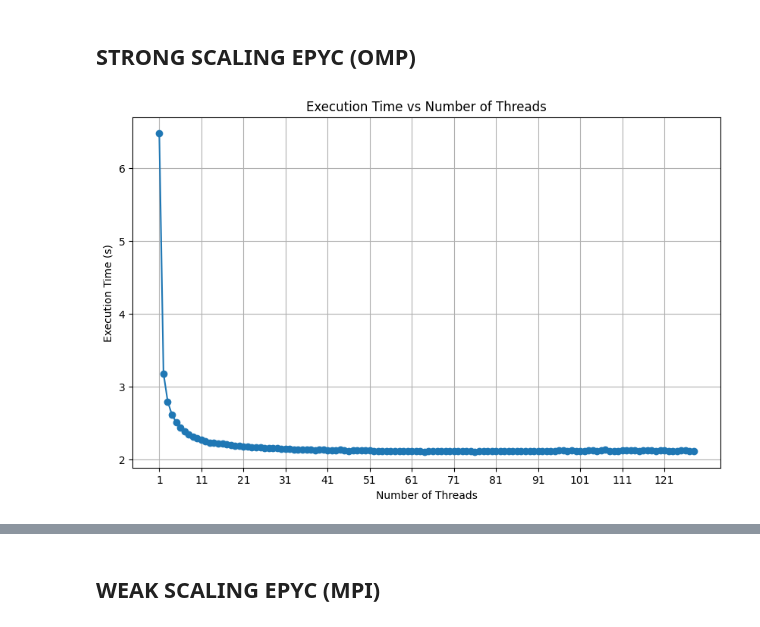
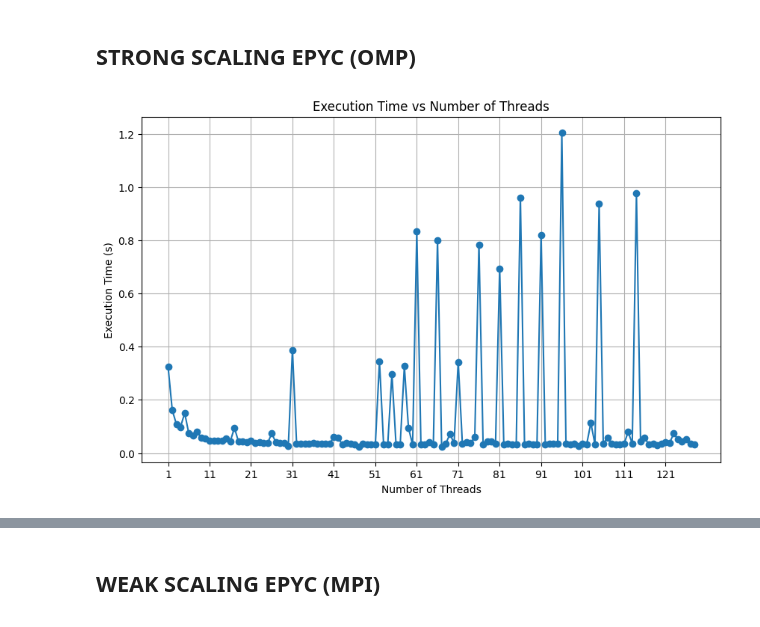
Before and after one commit to EdoardoZappia/HPC_ex, a Jupyter notebook: HPC_ex2/analisys.ipynb, the cells around one changed output, grey strips where cells are left out. Cells and saved outputs as stored; diff of their text form; code cells hidden in the pictures.

```diff
--- a/HPC_ex2/analisys.ipynb
+++ b/HPC_ex2/analisys.ipynb
@@ -162,26 +686,26 @@ plt.show()
 ## STRONG SCALING EPYC (OMP)
 # %%
 # Leggi il file CSV utilizzando Pandas
-data = pd.read_csv("omp_strong_epyc.csv")
+data = pd.read_csv("csv/omp_strong_epyc.csv")
 
 # Estrai le colonne
 x = data["OMP_NUM_THREADS"]
 y = data["Execution_Time"]
 
 # Plotta i dati
 plt.figure(figsize=(10, 6))
 plt.plot(x, y, marker='o', linestyle='-')
 plt.xlabel('Number of Threads')
 plt.ylabel('Execution Time (s)')
 plt.title('Execution Time vs Number of Threads')
 
 # Imposta l'asse x con incrementi di dieci
 plt.xticks(np.arange(min(x), max(x)+1, 10))
 
 plt.grid(True)
 plt.show()
 # %% [output]
-[figure, old version]
+[figure, new version]
 # %%
 import matplotlib.pyplot as plt
 import pandas as pd
```
Also changed, not shown: parts of 19 cells of this notebook, 52 other files.
